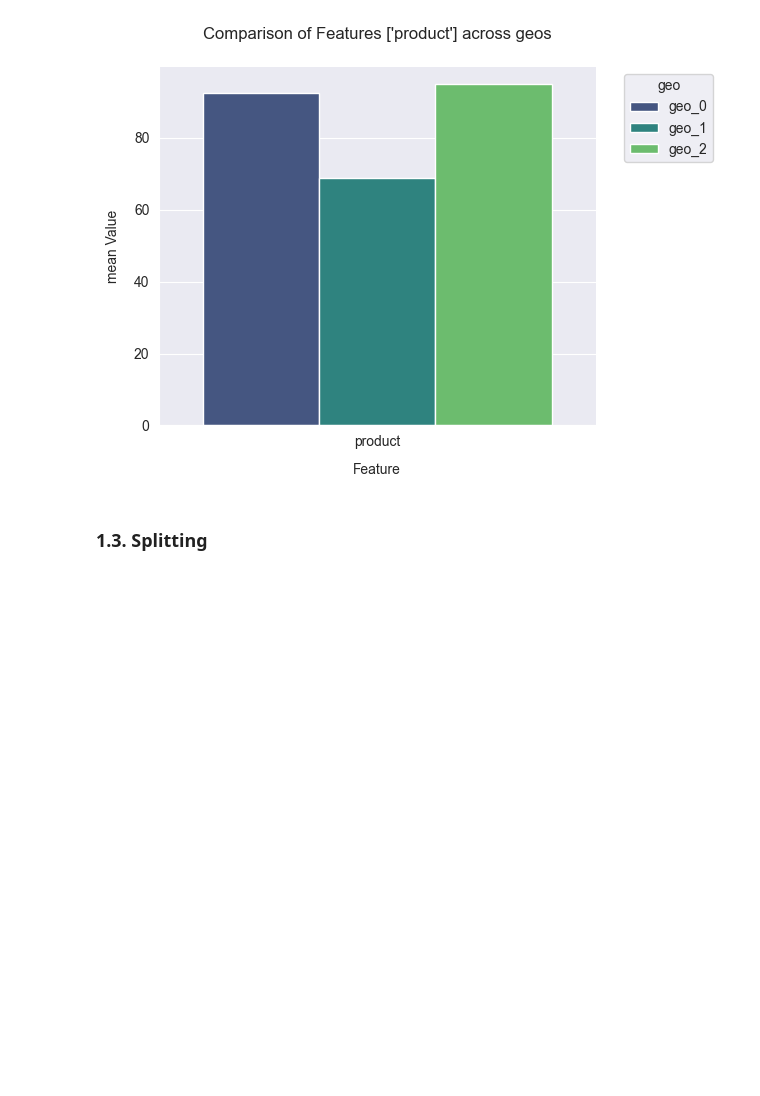
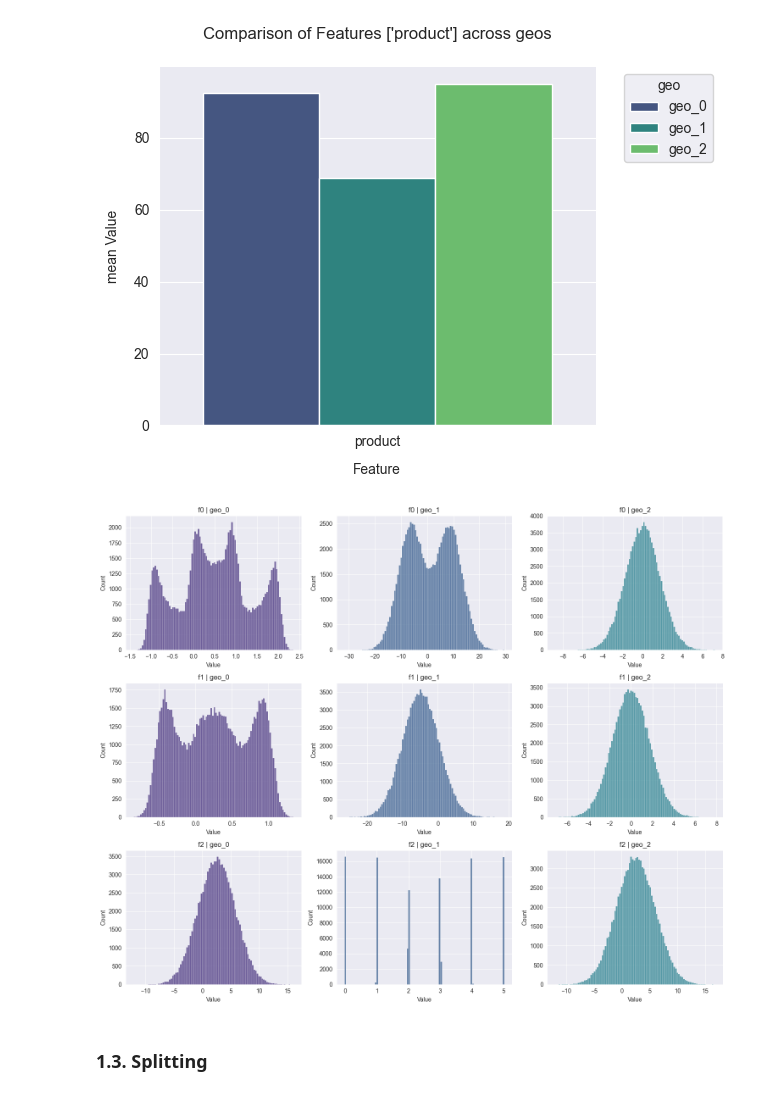
Before and after one commit to Galordas/YNDX_DS, a Jupyter notebook: 7/3. Выбор локации для скважины.ipynb, the cells around one changed output. Cells and saved outputs as stored; diff of their text form; code cells hidden in the pictures; blank space fills up the shorter version.

```diff
--- a/7/3. Выбор локации для скважины.ipynb
+++ b/7/3. Выбор локации для скважины.ipynb
@@ -218,6 +191,41 @@ plt.tight_layout()
 plt.show()
 # %% [output]
 [figure]
+# %%
+# Get unique geos and features
+geos = combined_df['geo'].unique()
+features = combined_df['Feature'].unique()
+
+# Create a 3x3 grid of subplots
+fig, axes = plt.subplots(3, 3, figsize=(15, 12))
+axes = axes.flatten()  # Flatten for easy iteration
+
+# Loop through each feature and geo
+for i, feature in enumerate(features):
+    for j, geo in enumerate(geos):
+        # Calculate the subplot index (0-8)
+        idx = i * len(geos) + j
+
+        # Filter data for this feature and geo
+        data = combined_df[(combined_df['Feature'] == feature) & (combined_df['geo'] == geo)]['Value']
+
+        # Plot histogram (bar plot with bins)
+        sns.histplot(
+            data=data,
+            bins=100,
+            kde=False,
+            ax=axes[idx],
+            color=sns.color_palette('viridis')[j]
+        )
+
+        axes[idx].set_title(f"{feature} | {geo}")
+        axes[idx].set_xlabel("Value")
+        axes[idx].set_ylabel("Count")
+
+plt.tight_layout()
+plt.show()
+# %% [output]
+[figure, added]
 # %% [markdown]
 ### 1.3. Splitting
 # %%
```
Also changed, not shown: parts of 14 cells of this notebook, 2 other files.
